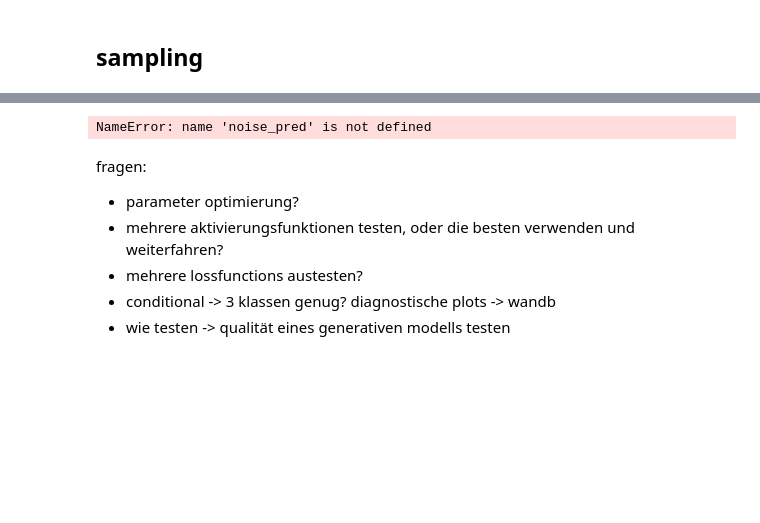
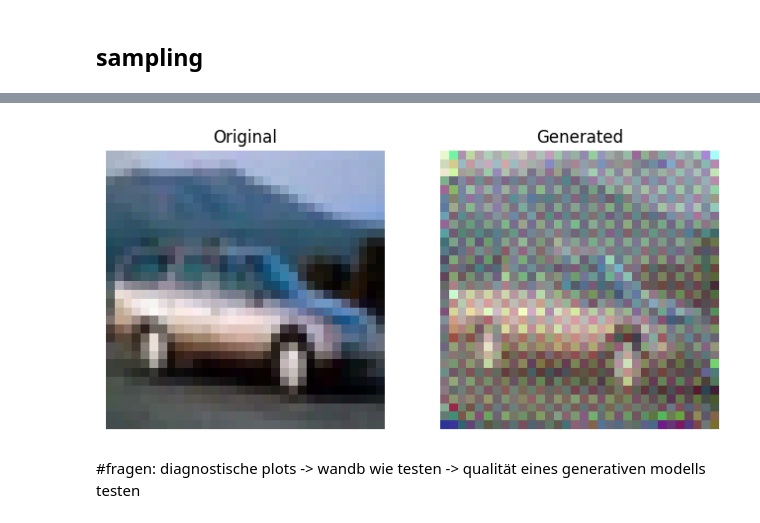
Before and after one commit to FloBaumgartner/cifar10_imgGeneration, a Jupyter notebook: vdl_mc_img-gen_cifar10.ipynb, the cells around one changed output, grey strips where cells are left out. Drawn from its saved outputs; the diff is of its cells as text; code cells hidden in the pictures; blank space fills up the shorter version.

```diff
--- a/vdl_mc_img-gen_cifar10.ipynb
+++ b/vdl_mc_img-gen_cifar10.ipynb
@@ -450,3 +443,19 @@ Noise predicted min/max: -0.9998905658721924 0.9999678730964661
 # %%
+def compare_images(original, generated):
+    """
+    Zeigt Original und generiertes Bild nebeneinander in einem Plot an.
+    original, generated: Tensors mit Shape (C, H, W)
+    """
+    orig_np = denormalize_and_to_numpy(original)
+    gen_np = denormalize_and_to_numpy(generated)
+
+    fig, axs = plt.subplots(1, 2, figsize=(8, 4))
+    axs[0].imshow(orig_np)
+    axs[0].set_title("Original")
+    axs[0].axis("off")
+
+    axs[1].imshow(gen_np)
+    axs[1].set_title("Generated")
+    axs[1].axis("off")
+
+    plt.show()
-# %% [output]
-NameError: name 'noise_pred' is not defined
@@ -455,8 +462,8 @@ sample_plot_image(T,terms["sqrt_one_minus_alphas_cumprod"], terms["sqrt_recip_al
+# %%
+compare_images(images_overfit[0], x_gen[0])
+# %% [output]
+[figure, added]
 # %% [markdown]
-fragen:
-- parameter optimierung?
-- mehrere aktivierungsfunktionen testen, oder die besten verwenden und weiterfahren?
-- mehrere lossfunctions austesten?
-- conditional -> 3 klassen genug?
+#fragen:
 diagnostische plots -> wandb
-- wie testen -> qualität eines generativen modells testen
+wie testen -> qualität eines generativen modells testen
```
Also changed, not shown: parts of 12 cells of this notebook.
